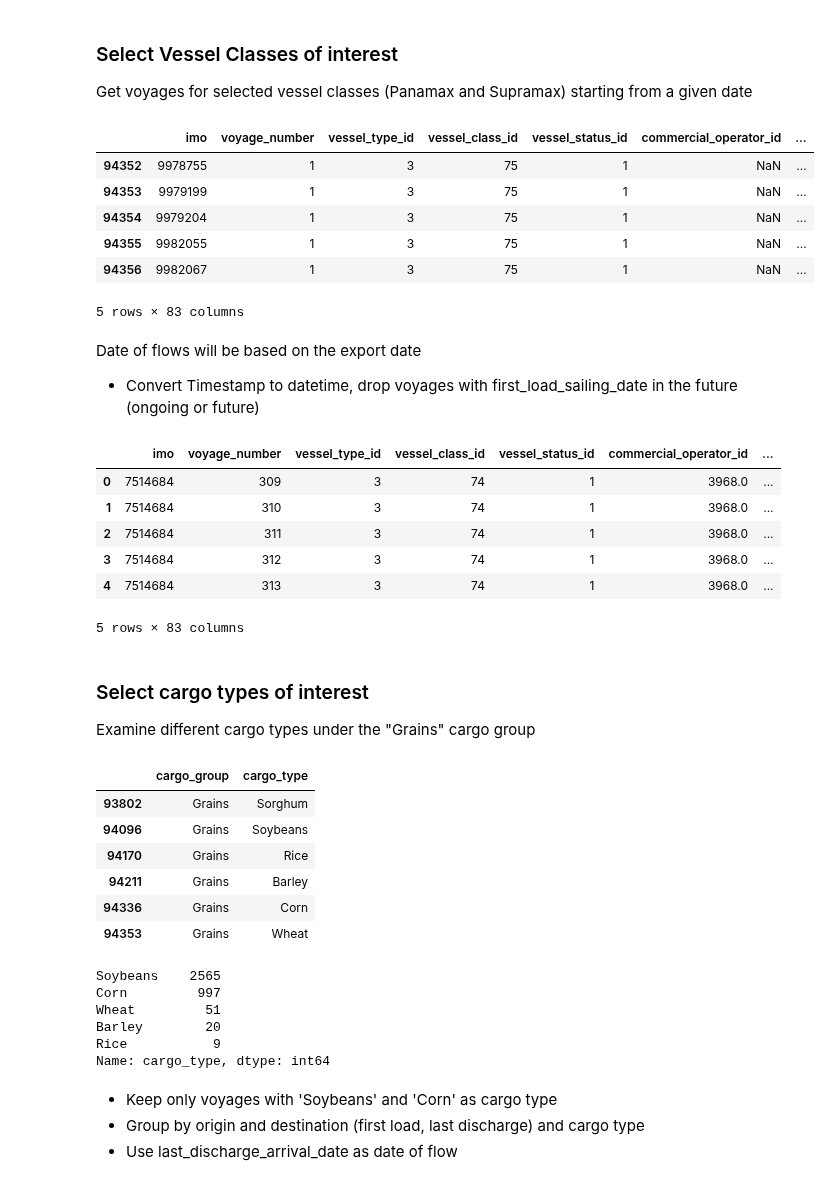
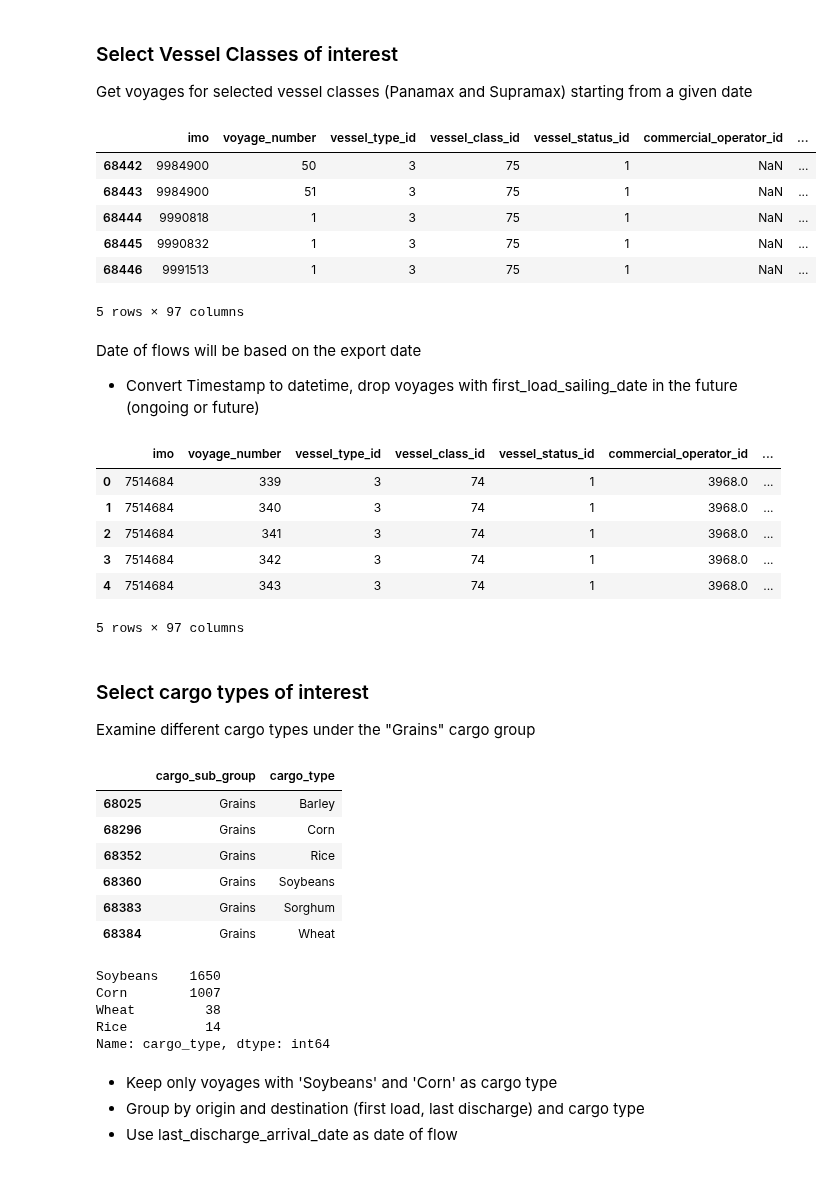
Before and after one commit to SignalOceanSdk/SignalSDK, a Jupyter notebook: docs/examples/jupyter/VoyagesAPI/DryBulkFlows.ipynb, the cells around one changed output. Saved outputs shown, nothing was run; the diff lists cells and outputs as text; code cells hidden in the pictures.

```diff
--- a/docs/examples/jupyter/VoyagesAPI/DryBulkFlows.ipynb
+++ b/docs/examples/jupyter/VoyagesAPI/DryBulkFlows.ipynb
@@ -205,22 +201,22 @@ vessel_classes_df[vessel_classes_df['vessel_type']=='Dry'].head(10)
 Get voyages for selected vessel classes (Panamax and Supramax) starting from a given date
 # %%
 vessel_class_ids = (74, 75) # Get only voyages for Panamax and Supramax
-date_from = datetime.strptime("2021-09-01", "%Y-%m-%d")
+date_from = datetime.strptime("2022-09-01", "%Y-%m-%d")
 
 voyages = []
 for vessel_class_id in vessel_class_ids:
     voyages.append(api.get_voyages_condensed(vessel_class_id=vessel_class_id, date_from=date_from))
 
 voyages = pd.DataFrame([v.__dict__ for vc in voyages for v in vc])
 voyages.tail(5)
 # %% [output]
 |  | imo | voyage_number | vessel_type_id | vessel_class_id | vessel_status_id | commercial_operator_id | ... |
-| 94352 | 9978755 | 1 | 3 | 75 | 1 | NaN | ... |
-| 94353 | 9979199 | 1 | 3 | 75 | 1 | NaN | ... |
-| 94354 | 9979204 | 1 | 3 | 75 | 1 | NaN | ... |
-| 94355 | 9982055 | 1 | 3 | 75 | 1 | NaN | ... |
-| 94356 | 9982067 | 1 | 3 | 75 | 1 | NaN | ... |
+| 68442 | 9984900 | 50 | 3 | 75 | 1 | NaN | ... |
+| 68443 | 9984900 | 51 | 3 | 75 | 1 | NaN | ... |
+| 68444 | 9990818 | 1 | 3 | 75 | 1 | NaN | ... |
+| 68445 | 9990832 | 1 | 3 | 75 | 1 | NaN | ... |
+| 68446 | 9991513 | 1 | 3 | 75 | 1 | NaN | ... |
-5 rows × 83 columns
+5 rows × 97 columns
 # %% [markdown]
 Date of flows will be based on the export date
 * Convert Timestamp to datetime, drop voyages with first_load_sailing_date in the future (ongoing or future)
@@ -230,33 +226,32 @@ voyages=voyages[voyages['first_load_sailing_date']<datetime.now()]
 voyages.head()
 # %% [output]
 |  | imo | voyage_number | vessel_type_id | vessel_class_id | vessel_status_id | commercial_operator_id | ... |
-| 0 | 7514684 | 309 | 3 | 74 | 1 | 3968.0 | ... |
-| 1 | 7514684 | 310 | 3 | 74 | 1 | 3968.0 | ... |
-| 2 | 7514684 | 311 | 3 | 74 | 1 | 3968.0 | ... |
-| 3 | 7514684 | 312 | 3 | 74 | 1 | 3968.0 | ... |
-| 4 | 7514684 | 313 | 3 | 74 | 1 | 3968.0 | ... |
+| 0 | 7514684 | 339 | 3 | 74 | 1 | 3968.0 | ... |
+| 1 | 7514684 | 340 | 3 | 74 | 1 | 3968.0 | ... |
+| 2 | 7514684 | 341 | 3 | 74 | 1 | 3968.0 | ... |
+| 3 | 7514684 | 342 | 3 | 74 | 1 | 3968.0 | ... |
+| 4 | 7514684 | 343 | 3 | 74 | 1 | 3968.0 | ... |
-5 rows × 83 columns
+5 rows × 97 columns
 # %% [markdown]
 ### Select cargo types of interest
 Examine different cargo types under the "Grains" cargo group
 # %%
-voyages[(voyages['cargo_group']=='Grains')&(voyages['cargo_type']!='Grains')].drop_duplicates(subset=['cargo_group', 'cargo_type'], keep='last', inplace = False)[['cargo_group', 'cargo_type']].head(10)
+voyages[(voyages['cargo_sub_group']=='Grains')&(voyages['cargo_type']!='Grains')].drop_duplicates(subset=['cargo_group', 'cargo_type'], keep='last', inplace = False)[['cargo_sub_group', 'cargo_type']].head(10)
 # %% [output]
-|  | cargo_group | cargo_type |
-| 93802 | Grains | Sorghum |
-| 94096 | Grains | Soybeans |
-| 94170 | Grains | Rice |
-| 94211 | Grains | Barley |
-| 94336 | Grains | Corn |
-| 94353 | Grains | Wheat |
+|  | cargo_sub_group | cargo_type |
+| 68025 | Grains | Barley |
+| 68296 | Grains | Corn |
+| 68352 | Grains | Rice |
+| 68360 | Grains | Soybeans |
+| 68383 | Grains | Sorghum |
+| 68384 | Grains | Wheat |
 # %%
-voyages[(voyages['first_load_country_name']=='Brazil')&(voyages['cargo_group']=='Grains')]['cargo_type'].value_counts().head()
+voyages[(voyages['first_load_country_name']=='Brazil')&(voyages['cargo_sub_group']=='Grains')]['cargo_type'].value_counts().head()
 # %% [output]
-Soybeans    2565
-Corn         997
-Wheat         51
-Barley        20
-Rice           9
+Soybeans    1650
+Corn        1007
+Wheat         38
+Rice          14
 Name: cargo_type, dtype: int64
 # %% [markdown]
 * Keep only voyages with 'Soybeans' and 'Corn' as cargo type
```
Also changed, not shown: parts of 13 cells of this notebook, 3 other files.
